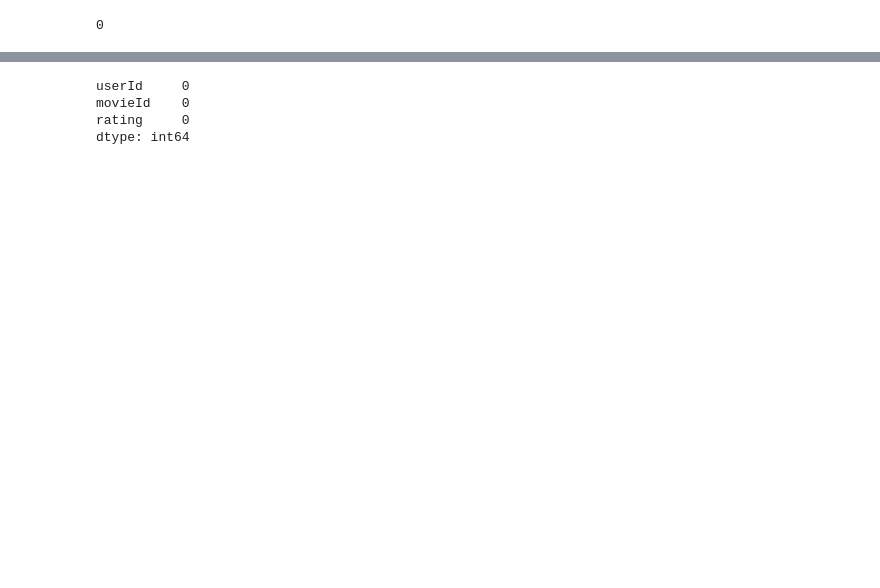
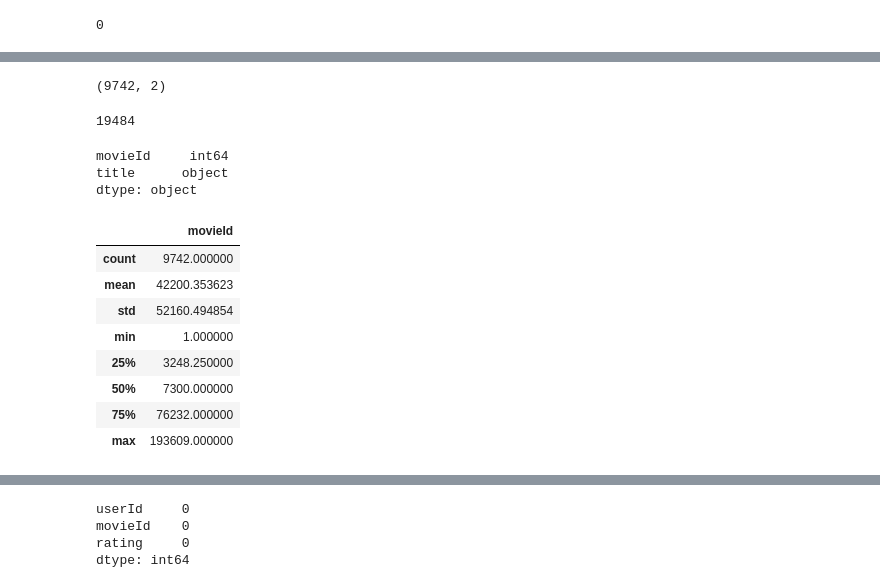
Before and after one commit to prinsikakadiya/CodeClause_movieRecommendationSystem, a Jupyter notebook: movie.ipynb, the cells around one changed output, grey strips where cells are left out. Saved outputs shown, nothing was run; the diff lists cells and outputs as text; code cells hidden in the pictures; blank space fills up the shorter version.

```diff
--- a/movie.ipynb
+++ b/movie.ipynb
@@ -97,0 +102,26 @@ plt.show()
+# %%
+moviesDf.shape
+# %% [output]
+(9742, 2)
+# %%
+moviesDf.size
+# %% [output]
+19484
+# %%
+moviesDf.dtypes
+# %% [output]
+movieId     int64
+title      object
+dtype: object
+# %%
+moviesDf.describe()
+# %% [output]
+|  | movieId |
+| count | 9742.000000 |
+| mean | 42200.353623 |
+| std | 52160.494854 |
+| min | 1.000000 |
+| 25% | 3248.250000 |
+| 50% | 7300.000000 |
+| 75% | 76232.000000 |
+| max | 193609.000000 |
```
Also changed, not shown: parts of 21 cells of this notebook.
